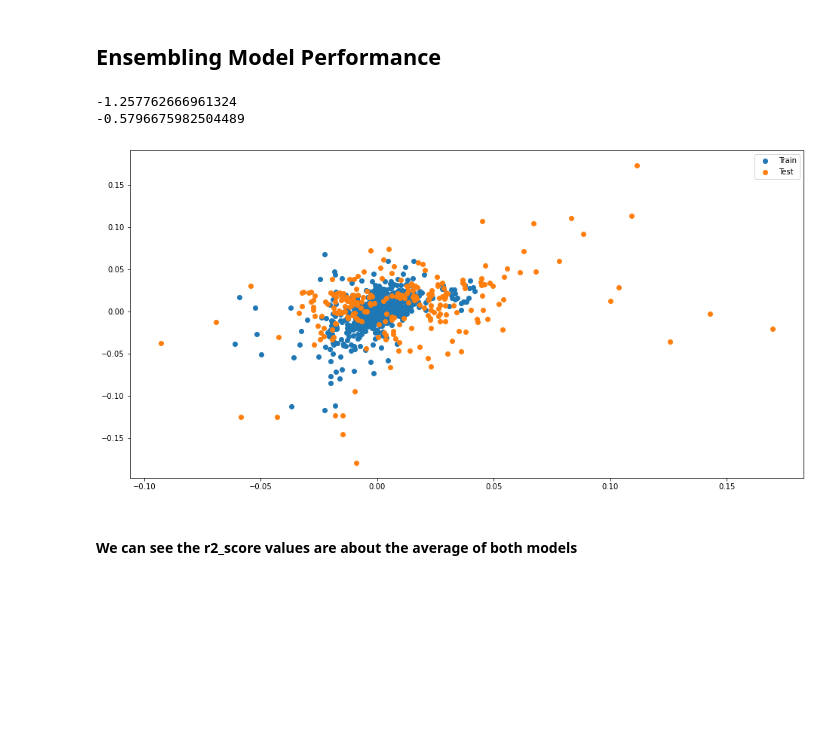
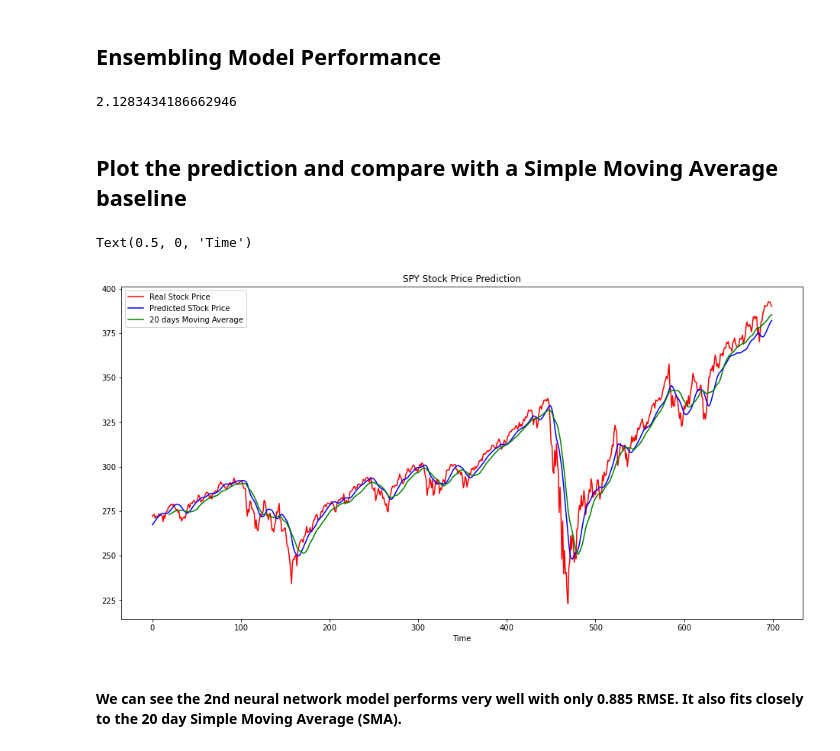
Before and after one commit to KiemNguyen/stock-market-prediction, a Jupyter notebook: stock_market_prediction.ipynb, the cells around one changed output. Saved outputs shown, nothing was run; the diff lists cells and outputs as text; code cells hidden in the pictures; blank space fills up the shorter version.

```diff
--- a/stock_market_prediction.ipynb
+++ b/stock_market_prediction.ipynb
@@ -483,0 +472,6 @@ plt.show()
+# %%
+predict_2 = model_2.predict(X_test)
+predict_2 = scaler.inverse_transform(predict_2)
+
+rmse = np.sqrt(np.mean(predict_2 - y_test)**2)
+rmse
@@ -489,19 +482,2 @@ ensembling_test_predict = np.mean(np.hstack((test_predict_nn, test_predict_nn2))
 # %% [markdown]
 ## Ensembling Model Performance
-# %%
-from sklearn.metrics import r2_score
-
-print(r2_score(ensembling_train_predict, y_train))
-print(r2_score(ensembling_test_predict, y_test))
-
-plt.figure(figsize=(16,8))
-plt.scatter(ensembling_train_predict, y_train, label='Train')
-plt.scatter(ensembling_test_predict, y_test, label='Test')
-plt.legend()
-plt.show()
-# %% [output]
--1.257762666961324
--0.5796675982504489
-[figure, removed]
-# %% [markdown]
-#### We can see the r2_score values are about the average of both models
@@ -507,0 +486,23 @@ plt.show()
+# %%
+from sklearn.metrics import mean_squared_error
+
+rmse = np.sqrt(np.mean(ensembling_predict - y_test)**2)
+rmse
+# %% [output]
+2.1283434186662946
+# %% [markdown]
+## Plot the prediction and compare with a Simple Moving Average baseline
+# %%
+# Visualising the results
+plt.figure(figsize=(16,8))
+plt.plot(y_test, color = 'red', label='Real Stock Price')
+plt.plot(predict_2, color = 'blue', label='Predicted STock Price')
+plt.plot(pd.DataFrame(y_test).rolling(20).mean(), color = 'green', label='20 days Moving Average')
+plt.legend()
+plt.title('SPY Stock Price Prediction')
+plt.xlabel('Time')
+# %% [output]
+Text(0.5, 0, 'Time')
+[figure, added]
+# %% [markdown]
+#### We can see the 2nd neural network model performs very well with only 0.885 RMSE. It also fits closely to the 20 day Simple Moving Average (SMA).
```
Also changed, not shown: parts of 35 cells of this notebook.
